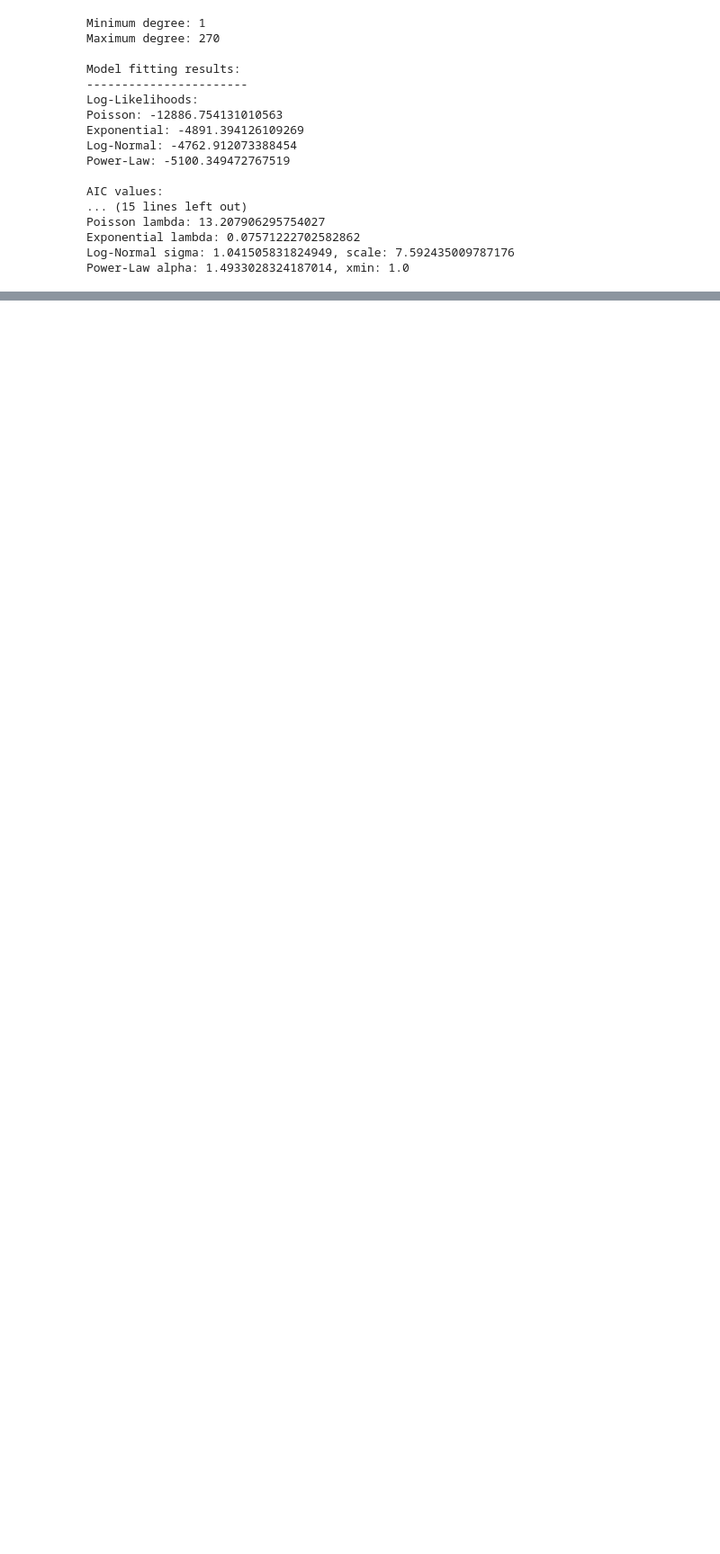
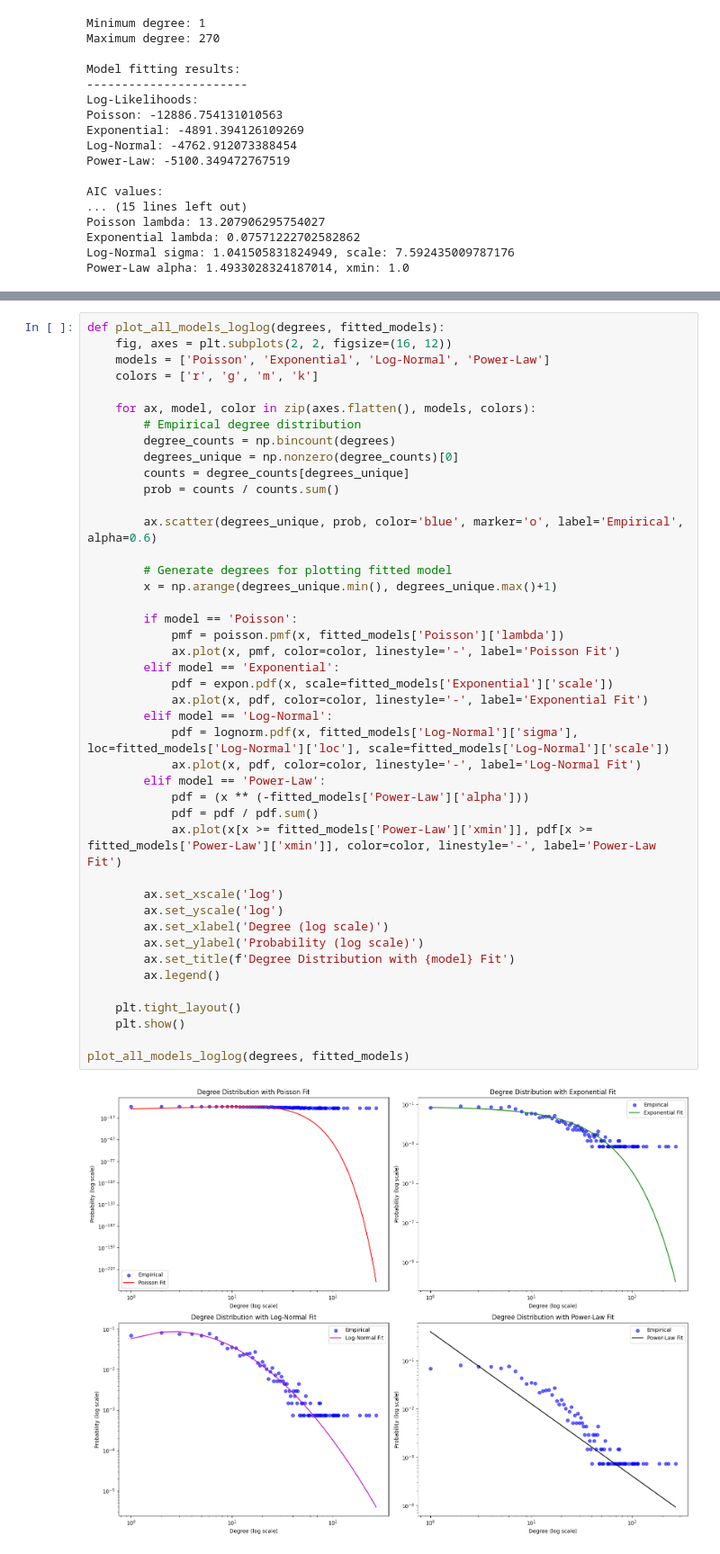
Before and after one commit to medonimario/social-graphs-interactions-2024, a Jupyter notebook: network_metrics.ipynb, the cells around one changed output, grey strips where cells are left out. Shown at 90% size. Cells and saved outputs as stored; diff of their text form; blank space fills up the shorter version.

```diff
--- a/network_metrics.ipynb
+++ b/network_metrics.ipynb
@@ -528,0 +367,45 @@ plt.show()
+# %%
+def plot_all_models_loglog(degrees, fitted_models):
+    fig, axes = plt.subplots(2, 2, figsize=(16, 12))
+    models = ['Poisson', 'Exponential', 'Log-Normal', 'Power-Law']
+    colors = ['r', 'g', 'm', 'k']
+
+    for ax, model, color in zip(axes.flatten(), models, colors):
+        # Empirical degree distribution
+        degree_counts = np.bincount(degrees)
+        degrees_unique = np.nonzero(degree_counts)[0]
+        counts = degree_counts[degrees_unique]
+        prob = counts / counts.sum()
+
+        ax.scatter(degrees_unique, prob, color='blue', marker='o', label='Empirical', alpha=0.6)
+
+        # Generate degrees for plotting fitted model
+        x = np.arange(degrees_unique.min(), degrees_unique.max()+1)
+
+        if model == 'Poisson':
+            pmf = poisson.pmf(x, fitted_models['Poisson']['lambda'])
+            ax.plot(x, pmf, color=color, linestyle='-', label='Poisson Fit')
+        elif model == 'Exponential':
+            pdf = expon.pdf(x, scale=fitted_models['Exponential']['scale'])
+            ax.plot(x, pdf, color=color, linestyle='-', label='Exponential Fit')
+        elif model == 'Log-Normal':
+            pdf = lognorm.pdf(x, fitted_models['Log-Normal']['sigma'], loc=fitted_models['Log-Normal']['loc'], scale=fitted_models['Log-Normal']['scale'])
+            ax.plot(x, pdf, color=color, linestyle='-', label='Log-Normal Fit')
+        elif model == 'Power-Law':
+            pdf = (x ** (-fitted_models['Power-Law']['alpha']))
+            pdf = pdf / pdf.sum()
+            ax.plot(x[x >= fitted_models['Power-Law']['xmin']], pdf[x >= fitted_models['Power-Law']['xmin']], color=color, linestyle='-', label='Power-Law Fit')
+
+        ax.set_xscale('log')
+        ax.set_yscale('log')
+        ax.set_xlabel('Degree (log scale)')
+        ax.set_ylabel('Probability (log scale)')
+        ax.set_title(f'Degree Distribution with {model} Fit')
+        ax.legend()
+
+    plt.tight_layout()
+    plt.show()
+
+plot_all_models_loglog(degrees, fitted_models)
+# %% [output]
+[figure, added]
```
Also changed, not shown: parts of 7 cells of this notebook.
